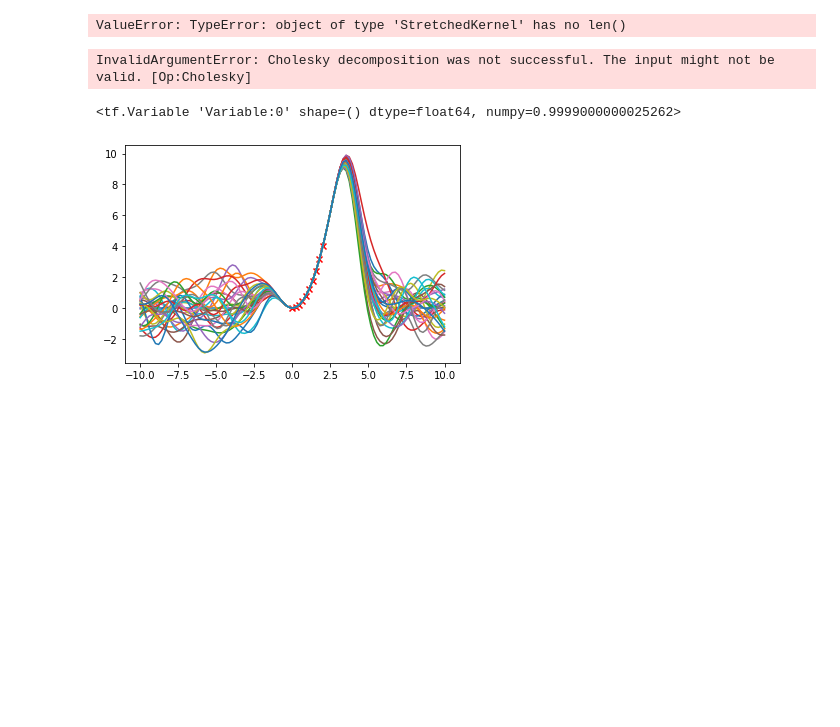
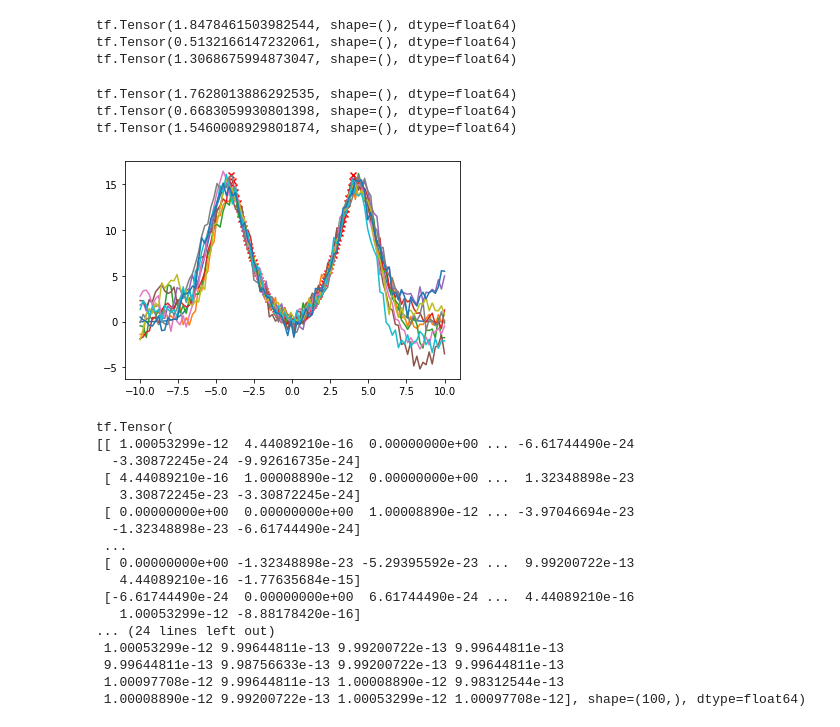
Before and after one commit to gncs/boa, a Jupyter notebook: notebooks/scratch.ipynb, the cells around one changed output. Drawn from its saved outputs; the diff is of its cells as text; code cells hidden in the pictures; blank space fills up the shorter version.

```diff
--- a/notebooks/scratch.ipynb
+++ b/notebooks/scratch.ipynb
@@ -14,6 +8,24 @@ noise_var = tf.Variable(tf.random.uniform((1,), dtype=tf.float64))
+# %%
+vs = Vars(tf.float64)
+
+vs.pos(np.random.uniform(low=0.5, high=2.), name='gp_var')
+vs.bnd(np.random.uniform(low=0.5, high=1.), name='noise_var', lower=1e-4, upper=1e4)
+vs.pos(np.random.uniform(low=0.5, high=2.), name='length_scale')
+
+print(vs['gp_var'])
+print(vs['noise_var'])
+print(vs['length_scale'])
+# %% [output]
+tf.Tensor(1.8478461503982544, shape=(), dtype=float64)
+tf.Tensor(0.5132166147232061, shape=(), dtype=float64)
+tf.Tensor(1.3068675994873047, shape=(), dtype=float64)
+# %%
+x = tf.cast(tf.linspace(-2., 2., 20), tf.float64)
+y = x ** 2
 # %%
-prior_gp =  GP(gp_var * (EQ() > length_scale)) # + noise_var * GP(Delta())
-post_gp = prior_gp | (x, y)
-post_gp
+def objective(gp_var, length_scale, noise_var):
+
+    prior_gp = GP(gp_var * (EQ() > length_scale)) + noise_var * GP(Delta())
+    post_gp = prior_gp | (x, y)
+
+    return -post_gp(x).logpdf(y)
-# %% [output]
-ValueError: TypeError: object of type 'StretchedKernel' has no len()
@@ -22,26 +32,48 @@ optimizer = tf.optimizers.Adam(1e-4)
-# %%
-for i in range(5):
-    with tf.GradientTape() as tape:
-        loss = -post_gp(x).logpdf(y)
-
-    gradients = tape.gradient(loss, length_scale)
-    optimizer.apply_gradients([(gradients, length_scale)])
-# %% [output]
-InvalidArgumentError: Cholesky decomposition was not successful. The input might not be valid. [Op:Cholesky]
-# %%
-length_scale
-# %% [output]
-<tf.Variable 'Variable:0' shape=() dtype=float64, numpy=0.9999000000025262>
+# %%
+minimise_l_bfgs_b(lambda v: objective(v['gp_var'], v['length_scale'], v['noise_var']),
+                  vs,
+                  names=['gp_var', 'length_scale', 'noise_var'],
+                  iters=1000)
+print(vs['gp_var'])
+print(vs['noise_var'])
+print(vs['length_scale'])
+# %% [output]
+tf.Tensor(1.7628013886292535, shape=(), dtype=float64)
+tf.Tensor(0.6683059930801398, shape=(), dtype=float64)
+tf.Tensor(1.5460008929801874, shape=(), dtype=float64)
 # %%
+prior_gp = vs['gp_var'] * GP((EQ() > vs['length_scale'])) + vs['noise_var'] * GP(Delta())
+post_gp = prior_gp | (x, y)
+
 xs = tf.convert_to_tensor(np.linspace(-10., 10., 100), dtype=tf.float64)
 y_dist = post_gp(xs)
 
 plt.scatter(x, y, color='r', marker='x')
 plt.plot(xs, y_dist.mean)
 
-for i in range(30):
+for i in range(10):
     plt.plot(xs, y_dist.sample())
 
 plt.show()
+
+print(post_gp(x).var)
+print(tf.linalg.diag_part(post_gp(x).var))
 # %% [output]
-[figure, old version]
+[figure, new version]
+tf.Tensor(
+[[ 1.00053299e-12  4.44089210e-16  0.00000000e+00 ... -6.61744490e-24
+  -3.30872245e-24 -9.92616735e-24]
+ [ 4.44089210e-16  1.00008890e-12  0.00000000e+00 ...  1.32348898e-23
+   3.30872245e-23 -3.30872245e-24]
+ [ 0.00000000e+00  0.00000000e+00  1.00008890e-12 ... -3.97046694e-23
+  -1.32348898e-23 -6.61744490e-24]
+ ...
+ [ 0.00000000e+00 -1.32348898e-23 -5.29395592e-23 ...  9.99200722e-13
+   4.44089210e-16 -1.77635684e-15]
+ [-6.61744490e-24  0.00000000e+00  6.61744490e-24 ...  4.44089210e-16
+   1.00053299e-12 -8.88178420e-16]
+... (24 lines left out)
+ 1.00053299e-12 9.99644811e-13 9.99200722e-13 9.99644811e-13
+ 9.99644811e-13 9.98756633e-13 9.99200722e-13 9.99644811e-13
+ 1.00097708e-12 9.99644811e-13 1.00008890e-12 9.98312544e-13
+ 1.00008890e-12 9.99200722e-13 1.00053299e-12 1.00097708e-12], shape=(100,), dtype=float64)
```
Also changed, not shown: parts of 13 cells of this notebook, 11 other files.
